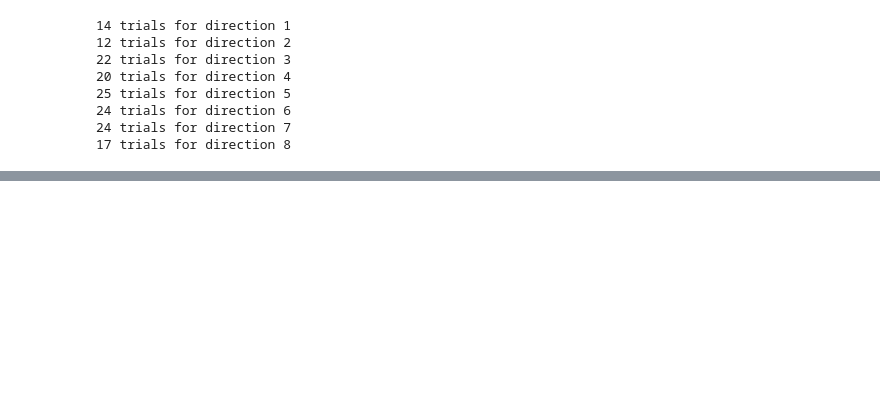
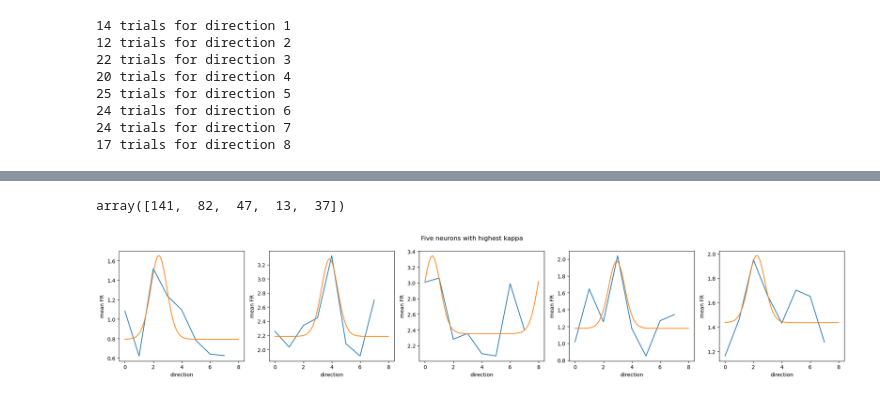
Before and after one commit to CONECT-INT/2023_CENTURI-SummerSchool, a Jupyter notebook: dataset1_iakov.ipynb, the cells around one changed output, grey strips where cells are left out. Drawn from its saved outputs; the diff is of its cells as text; code cells hidden in the pictures; blank space fills up the shorter version.

```diff
--- a/dataset1_iakov.ipynb
+++ b/dataset1_iakov.ipynb
@@ -96,0 +223,27 @@ plt.tight_layout()
+# %%
+max_inds = np.argsort(np.array(kappas)[high_kappa_neuron_ids])
+max_real_inds = np.array(high_kappa_neuron_ids)[max_inds]
+max_five_inds = np.flip(max_real_inds[-5:])
+max_five_inds
+# %% [output]
+array([141,  82,  47,  13,  37])
+# %%
+fig, ax = plt.subplots(nrows=1,ncols=5,figsize=(20, 4))
+
+for i in range(5):
+    mean_dir_FR = []
+    for dir_val in range(1,9):
+        indices = np.where(direction[:,0]==dir_val)[0]
+        mean_dir_FR.append(R[max_five_inds[i],indices].mean())
+    fitted_params = fit_tc(np.array(mean_dir_FR), 3.5,theta_bound=8)
+    theta_more = np.linspace(0, 8, 60, endpoint=True)
+    ax[i].plot(mean_dir_FR)
+    tf = tuning_function(theta_more, **fitted_params)
+    # print(tuning_function(, **fitted_params))
+    ax[i].plot(theta_more, tf)
+    ax[i].set_xlabel('direction')
+    ax[i].set_ylabel('mean FR')
+plt.suptitle('Five neurons with highest kappa')
+plt.tight_layout()
+# %% [output]
+[figure, added]
```
Also changed, not shown: parts of 13 cells of this notebook.
